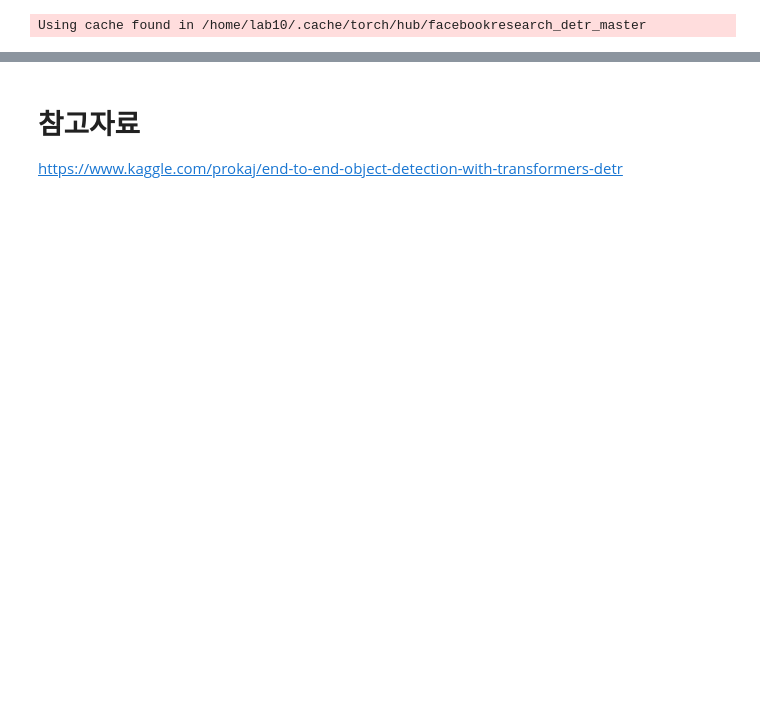
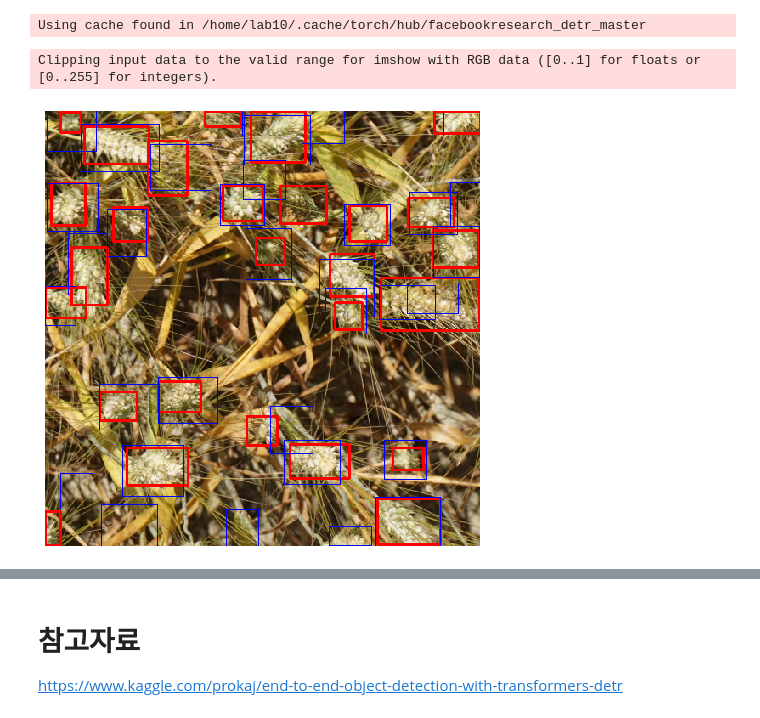
Before and after one commit to EasyFree-Project/EasyFree-Backend, a Jupyter notebook: MODEL/DETR/detr_example.ipynb, the cells around one changed output, grey strips where cells are left out. Drawn from its saved outputs; the diff is of its cells as text; code cells hidden in the pictures; blank space fills up the shorter version.

```diff
--- a/MODEL/DETR/detr_example.ipynb
+++ b/MODEL/DETR/detr_example.ipynb
@@ -737,0 +725,13 @@ valid_iter = iter(valid_loader)
+# %%
+images,targets,image_id = next(valid_iter)
+# %%
+dev_images = [img.to(torch.device('cuda')) for img in images]
+model.eval()
+with torch.no_grad():
+    # 예측
+    outputs = model(dev_images)
+outputs = {k: v.cpu() for k, v in outputs.items()}
+show_predictions(images,outputs,targets)
+# %% [output]
+Clipping input data to the valid range for imshow with RGB data ([0..1] for floats or [0..255] for integers).
+[figure, added]
```
Also changed, not shown: parts of 39 cells of this notebook, 3 other files.
